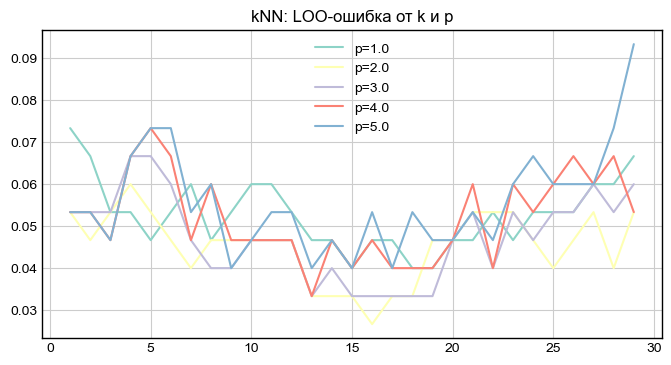
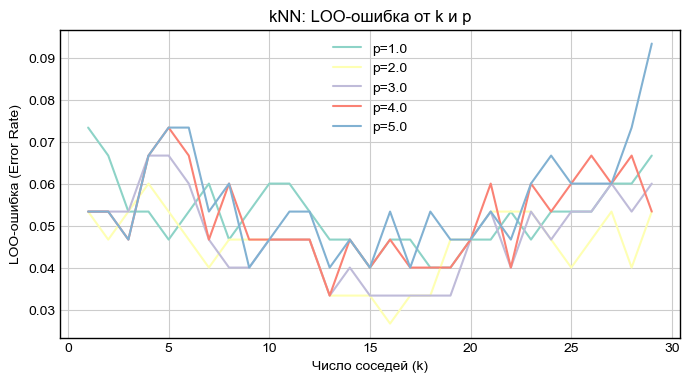
The change to this notebook cell's code, shown as a diff; its figure went from the first image to the second:
--- before
+++ after
@@ -18,5 +18,8 @@
     plt.plot(subset['k'], subset['err'], label=f'p={p:.1f}')
 plt.title("kNN: LOO-ошибка от k и p")
-plt.legend(); plt.show()
+plt.xlabel("Число соседей (k)")
+plt.ylabel("LOO-ошибка (Error Rate)")
+plt.legend()
+plt.show()
 
 display(HTML(f"<b>Лучший kNN:</b> k={int(best_knn['k'])}, p={best_knn['p']:.1f} (Ошибка: {best_knn['err']:.4f})"))

Commit: fix: cases 5,6 update